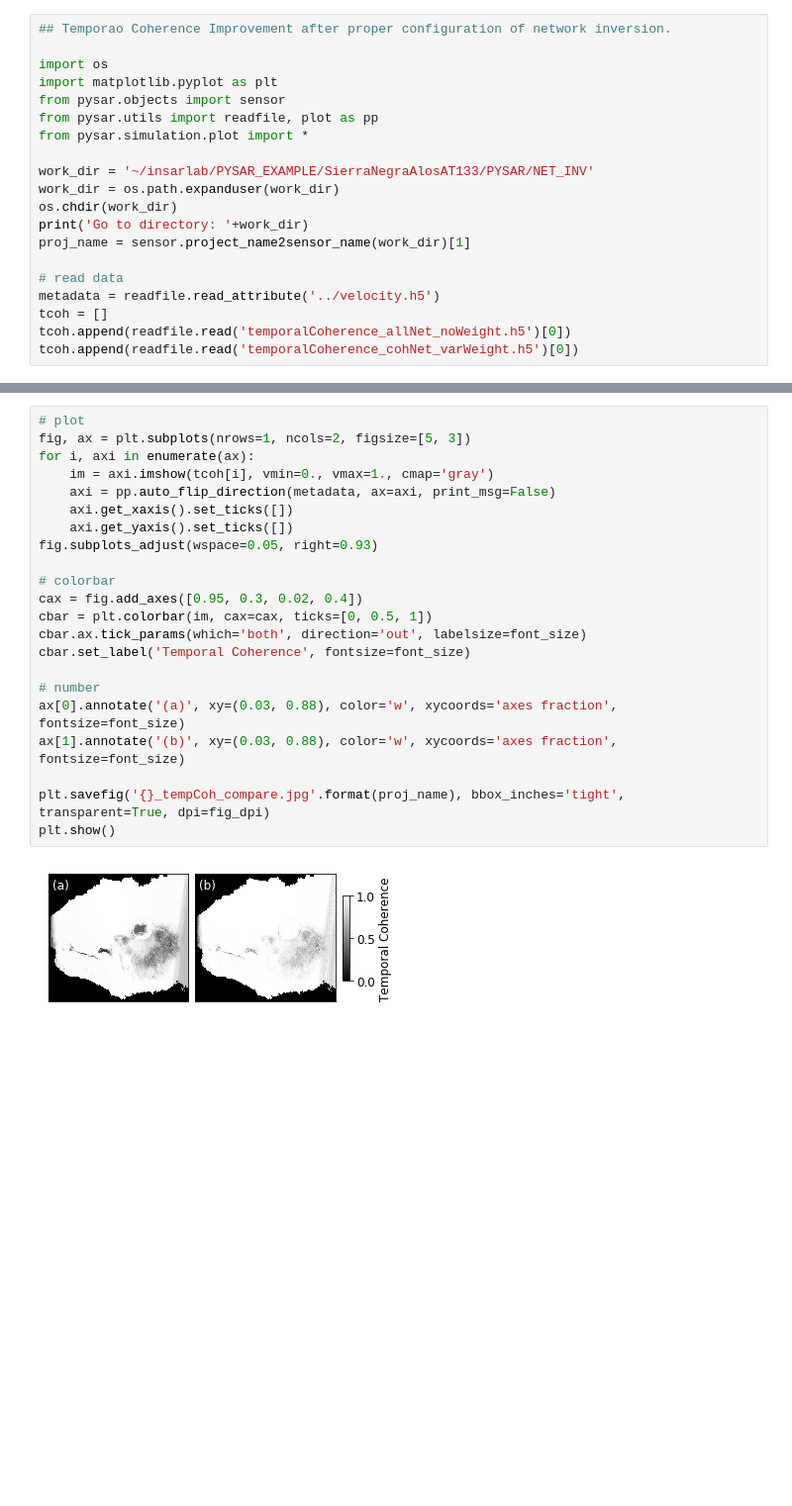
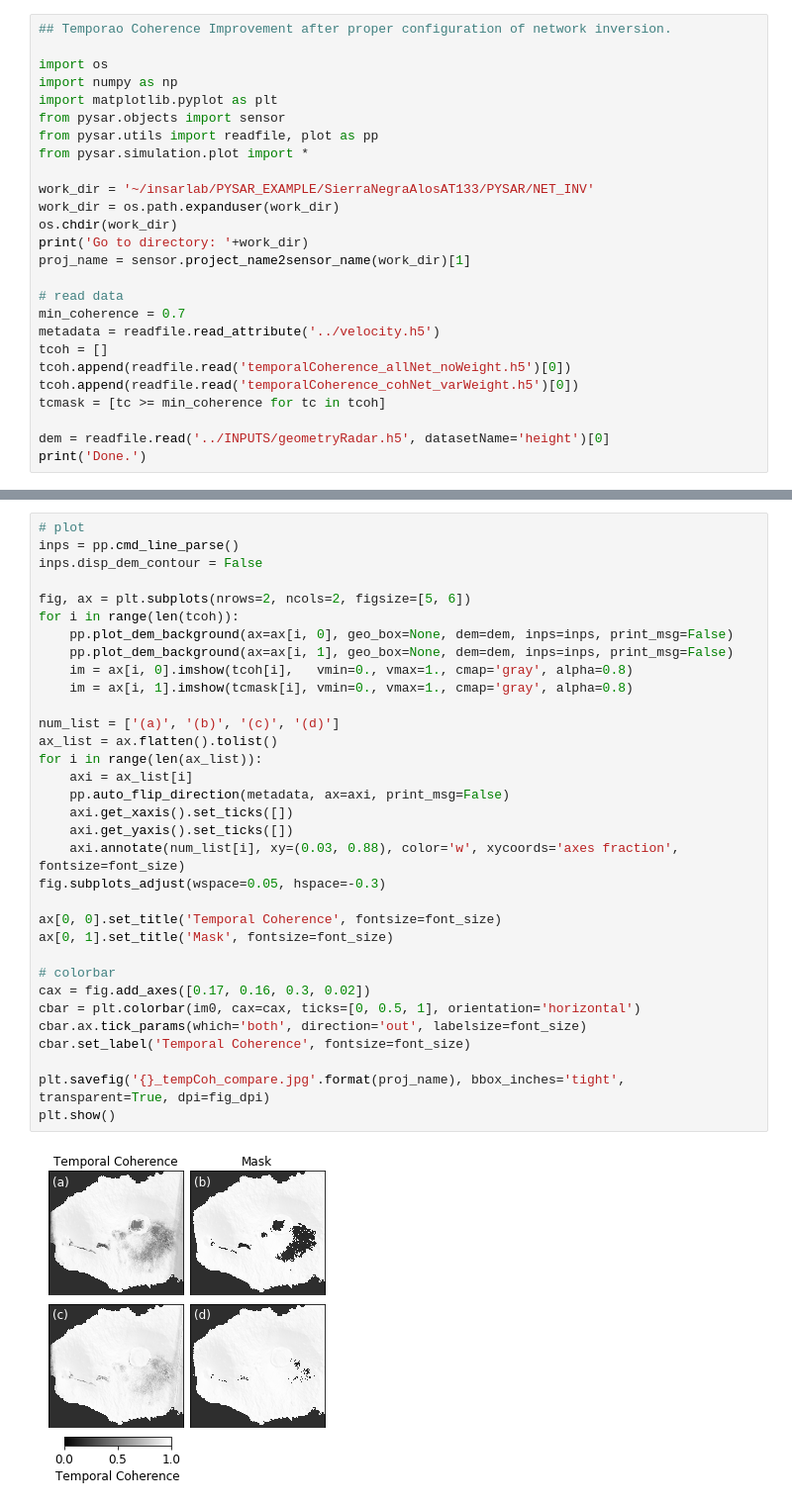
Before and after one commit to geodesymiami/Yunjun_et_al-2019-MintPy, a Jupyter notebook: networkInv_tempCoh.ipynb, the cells around one changed output, grey strips where cells are left out. Shown at 99% size. Cells and saved outputs as stored; diff of their text form; blank space fills up the shorter version.

```diff
--- a/networkInv_tempCoh.ipynb
+++ b/networkInv_tempCoh.ipynb
@@ -2,6 +2,7 @@
 ## Temporao Coherence Improvement after proper configuration of network inversion.
 
 import os
+import numpy as np
 import matplotlib.pyplot as plt
 from pysar.objects import sensor
 from pysar.utils import readfile, plot as pp
@@ -14,9 +15,14 @@ print('Go to directory: '+work_dir)
 proj_name = sensor.project_name2sensor_name(work_dir)[1]
 
 # read data
+min_coherence = 0.7
 metadata = readfile.read_attribute('../velocity.h5')
 tcoh = []
 tcoh.append(readfile.read('temporalCoherence_allNet_noWeight.h5')[0])
 tcoh.append(readfile.read('temporalCoherence_cohNet_varWeight.h5')[0])
+tcmask = [tc >= min_coherence for tc in tcoh]
+
+dem = readfile.read('../INPUTS/geometryRadar.h5', datasetName='height')[0]
+print('Done.')
 # %% [output]
 Go to directory: /Users/yunjunz/insarlab/PYSAR_EXAMPLE/SierraNegraAlosAT133/PYSAR/NET_INV
@@ -23,24 +31,35 @@ Go to directory: /Users/yunjunz/insarlab/PYSAR_EXAMPLE/SierraNegraAlosAT133/PYSA
 # %%
 # plot
-fig, ax = plt.subplots(nrows=1, ncols=2, figsize=[5, 3])
-for i, axi in enumerate(ax):
-    im = axi.imshow(tcoh[i], vmin=0., vmax=1., cmap='gray')
-    axi = pp.auto_flip_direction(metadata, ax=axi, print_msg=False)
+inps = pp.cmd_line_parse()
+inps.disp_dem_contour = False
+
+fig, ax = plt.subplots(nrows=2, ncols=2, figsize=[5, 6])
+for i in range(len(tcoh)):
+    pp.plot_dem_background(ax=ax[i, 0], geo_box=None, dem=dem, inps=inps, print_msg=False)
+    pp.plot_dem_background(ax=ax[i, 1], geo_box=None, dem=dem, inps=inps, print_msg=False)
+    im = ax[i, 0].imshow(tcoh[i],   vmin=0., vmax=1., cmap='gray', alpha=0.8)
+    im = ax[i, 1].imshow(tcmask[i], vmin=0., vmax=1., cmap='gray', alpha=0.8)
+
+num_list = ['(a)', '(b)', '(c)', '(d)']
+ax_list = ax.flatten().tolist()
+for i in range(len(ax_list)):
+    axi = ax_list[i]
+    pp.auto_flip_direction(metadata, ax=axi, print_msg=False)
     axi.get_xaxis().set_ticks([])
     axi.get_yaxis().set_ticks([])
-fig.subplots_adjust(wspace=0.05, right=0.93)
+    axi.annotate(num_list[i], xy=(0.03, 0.88), color='w', xycoords='axes fraction', fontsize=font_size)
+fig.subplots_adjust(wspace=0.05, hspace=-0.3)
+
+ax[0, 0].set_title('Temporal Coherence', fontsize=font_size)
+ax[0, 1].set_title('Mask', fontsize=font_size)
 
 # colorbar
-cax = fig.add_axes([0.95, 0.3, 0.02, 0.4])
-cbar = plt.colorbar(im, cax=cax, ticks=[0, 0.5, 1])
+cax = fig.add_axes([0.17, 0.16, 0.3, 0.02])
+cbar = plt.colorbar(im0, cax=cax, ticks=[0, 0.5, 1], orientation='horizontal')
 cbar.ax.tick_params(which='both', direction='out', labelsize=font_size)
 cbar.set_label('Temporal Coherence', fontsize=font_size)
 
-# number
-ax[0].annotate('(a)', xy=(0.03, 0.88), color='w', xycoords='axes fraction', fontsize=font_size)
-ax[1].annotate('(b)', xy=(0.03, 0.88), color='w', xycoords='axes fraction', fontsize=font_size)
-
 plt.savefig('{}_tempCoh_compare.jpg'.format(proj_name), bbox_inches='tight', transparent=True, dpi=fig_dpi)
 plt.show()
 # %% [output]
-[figure, old version]
+[figure, new version]
```
Also changed, not shown: parts of 2 cells of this notebook, 3 other files.
